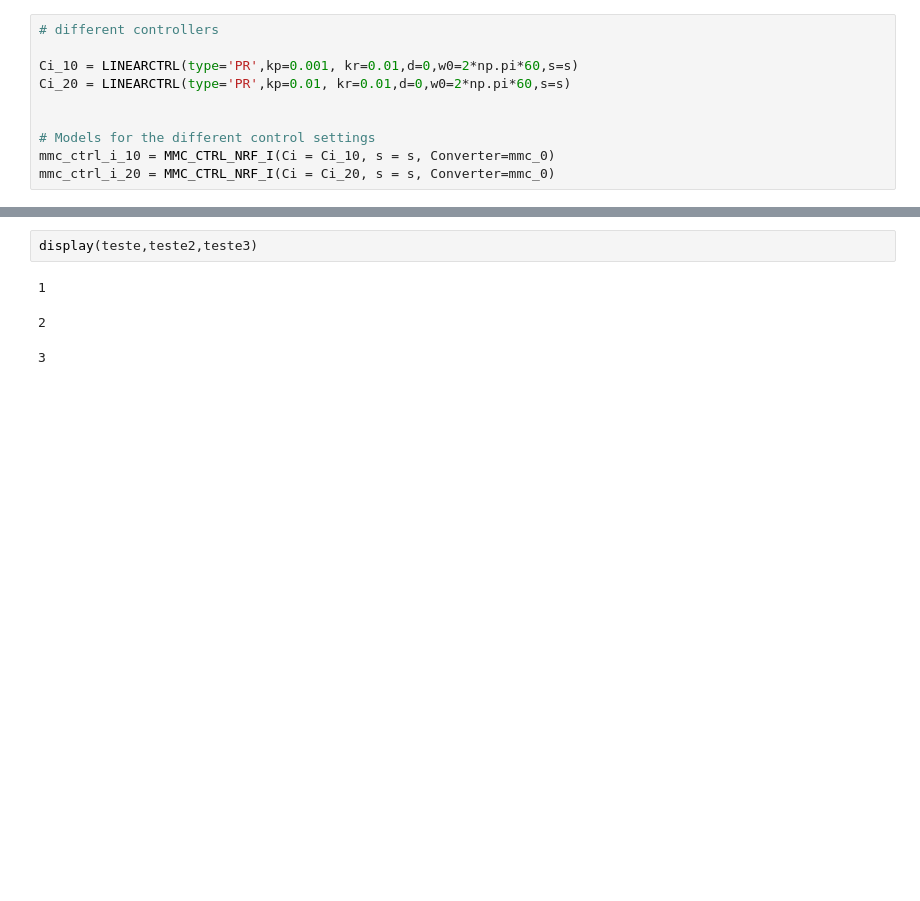
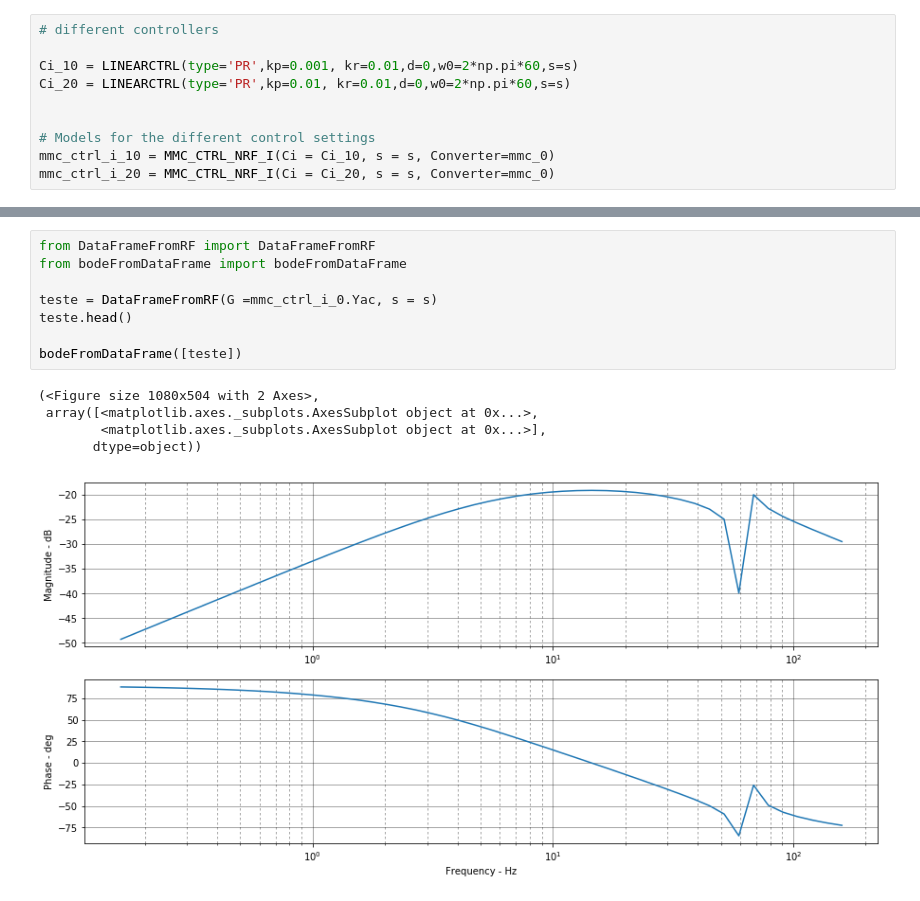
Before and after one commit to cleitoncmf/MMC-CTRL-I-2020, a Jupyter notebook: FirstAnalysis.ipynb, the cells around one changed output, grey strips where cells are left out. Cells and saved outputs as stored; diff of their text form; blank space fills up the shorter version.

Commit message:
Several changes, including the development of the module DataFrameFromRF and the structuration of the modeule bodeFromDataFrame

```diff
--- a/FirstAnalysis.ipynb
+++ b/FirstAnalysis.ipynb
@@ -98,6 +84,14 @@ Warning: s might not be neither an transfer-fucntion nor a symbolic-math object
-# %%
-display(teste,teste2,teste3)
-# %% [output]
-1
-2
-3
+# %%
+from DataFrameFromRF import DataFrameFromRF
+from bodeFromDataFrame import bodeFromDataFrame
+
+teste = DataFrameFromRF(G =mmc_ctrl_i_0.Yac, s = s)
+teste.head()
+
+bodeFromDataFrame([teste])
+# %% [output]
+(<Figure size 1080x504 with 2 Axes>,
+ array([<matplotlib.axes._subplots.AxesSubplot object at 0x...>,
+        <matplotlib.axes._subplots.AxesSubplot object at 0x...>],
+       dtype=object))
+[figure, added]
```
Also changed, not shown: parts of 4 cells of this notebook, 2 other files.
